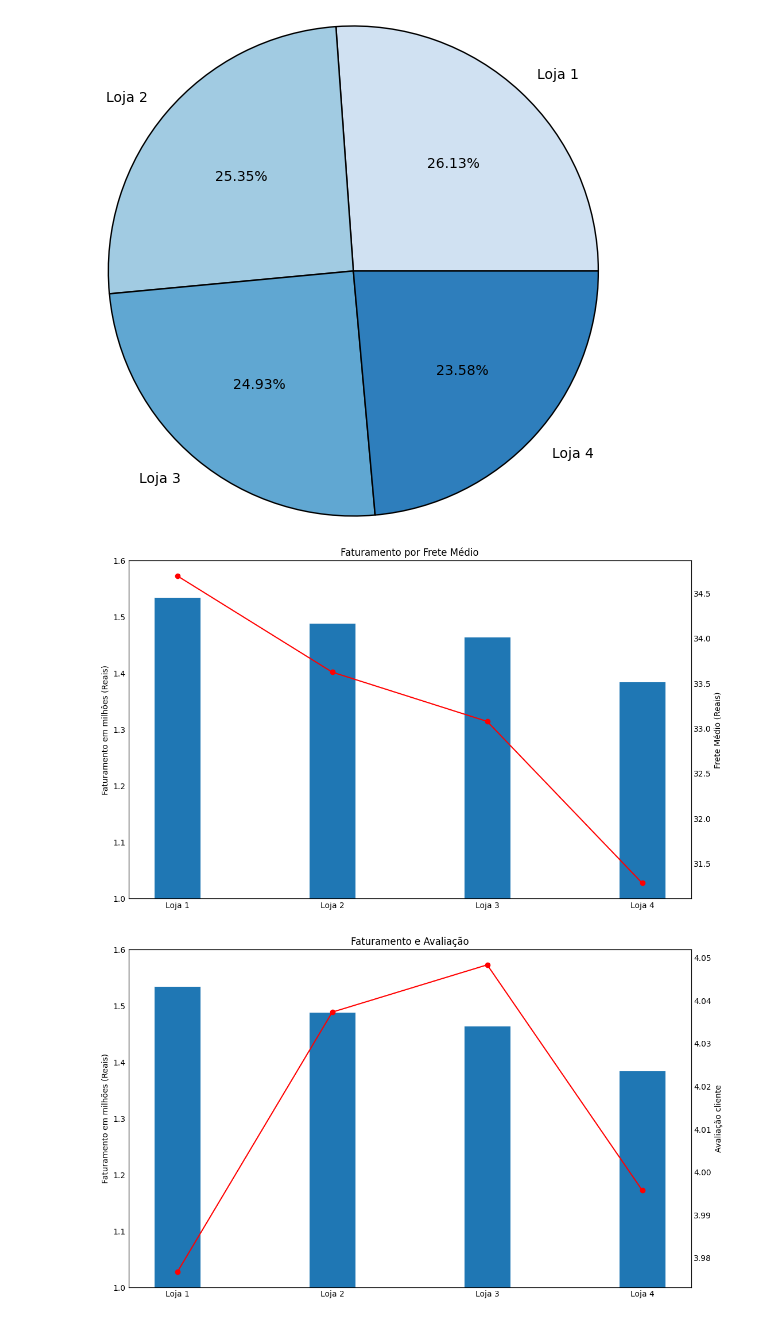
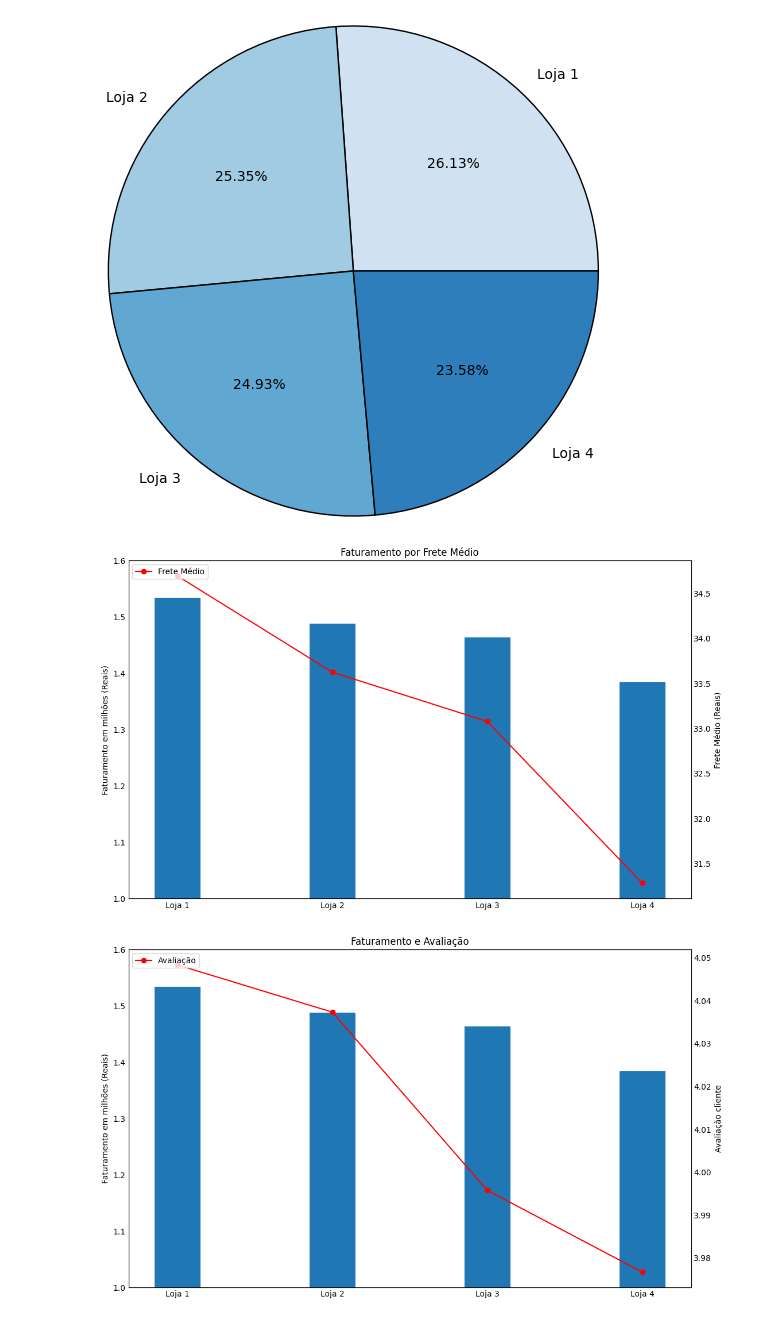
Before and after one commit to GuilhermeFernandez/AluraStore, a Jupyter notebook: AluraStoreBrasil.ipynb, the cells around one changed output. Drawn from its saved outputs; the diff is of its cells as text; code cells hidden in the pictures.

Commit message:
Relatório final, criação de Nota das Lojas e atualização dos gráficos.

```diff
--- a/AluraStoreBrasil.ipynb
+++ b/AluraStoreBrasil.ipynb
@@ -32,7 +34,7 @@ def faturamento (lista):
   faturamento = {index: loja['Preço'].sum() for index, loja in enumerate(lojas)}
   faturamento = pd.Series(faturamento)
   faturamento = faturamento.to_frame(name='Faturamento').reset_index()
-  return(faturamento)
+  return(faturamento).sort_values('Faturamento', ascending=False)
 
 faturamentos = faturamento(lojas)
 
@@ -85,7 +87,7 @@ display(vendas_categorias)
 def avaliacoes (lista):
   avaliacao_lojas = {index: loja['Avaliação da compra'].mean() for index, loja in enumerate(lojas)}
   avaliacao_lojas = pd.Series(avaliacao_lojas)
-  avaliacao_lojas = avaliacao_lojas.to_frame(name='Média de Avaliações')
+  avaliacao_lojas = avaliacao_lojas.to_frame(name='Média de Avaliações').reset_index().sort_values('Média de Avaliações', ascending=False)
   return avaliacao_lojas
 
 avaliacoes_lojas = avaliacoes(lojas)
@@ -218,34 +251,40 @@ ax.set(title='Faturamento por Frete Médio', ylabel='Faturamento em milhões (Re
 
 ax2 = ax.twinx()
 
-ax2.plot(lojas_numero, fretes['Frete Médio'], color='red', marker='o')
+ax2.plot(lojas_numero, fretes['Frete Médio'], color='red', marker='o', label='Frete Médio')
 ax2.set_ylabel('Frete Médio (Reais)')
 ax2.grid(visible = False)
 
+handles, labels = ax2.get_legend_handles_labels()
+plt.legend(handles, labels, loc='upper left')
+
 plt.show()
 # %% [output]
-[figure, old version]
+[figure, new version]
 # %%
 plt.style.use('_mpl-gallery')
 
 x = lojas_numero
 y = faturamentos['Faturamento'] / 1000000
 
 fig, ax = plt.subplots(figsize= (10, 6))
 
 ax.bar(x, y, width=0.3, edgecolor="white", linewidth=0.7)
 ax.grid(visible = False)
 ax.set(title='Faturamento e Avaliação', ylabel='Faturamento em milhões (Reais)', ylim=(1,1.6))
 
 ax2 = ax.twinx()
 
-ax2.plot(lojas_numero, avaliacoes_lojas['Média de Avaliações'], color='red', marker='o')
+ax2.plot(lojas_numero, avaliacoes_lojas['Média de Avaliações'], color='red', marker='o', label='Avaliação')
 ax2.set(ylabel='Avaliação cliente')
 ax2.grid(visible = False)
 
+handles, labels = ax2.get_legend_handles_labels()
+plt.legend(handles, labels, loc='upper left')
+
 plt.show()
 # %% [output]
-[figure, old version]
+[figure, new version]
 # %%
 from matplotlib.lines import Line2D
 from matplotlib import legend
```
Also changed, not shown: parts of 11 cells of this notebook.
